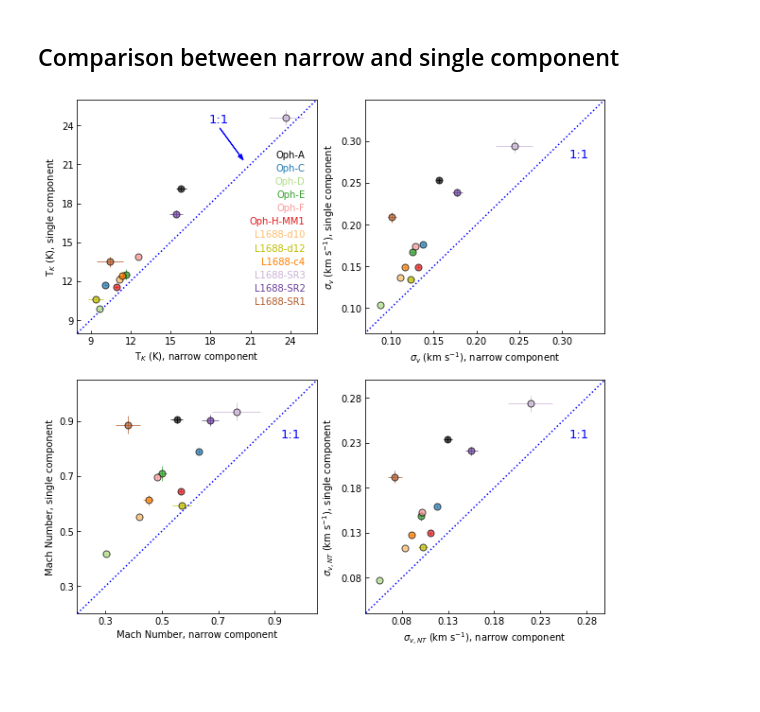
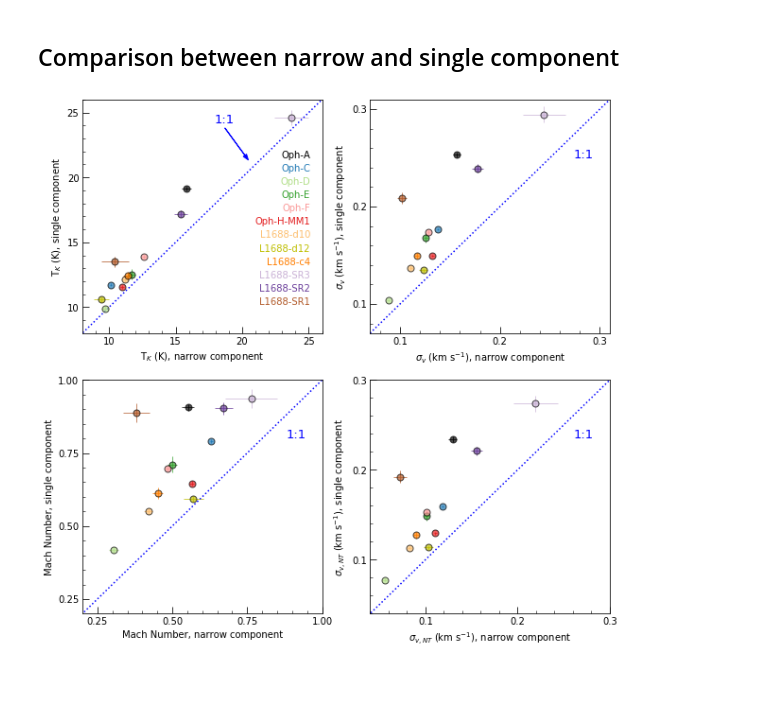
Before and after one commit to SpandanCh/L1688_2-cmp_ltr, a Jupyter notebook: L1688_letter_scripts.ipynb, the cells around one changed output. Cells and saved outputs as stored; diff of their text form; code cells hidden in the pictures.

Commit message:
added minor ticks to plots

```diff
--- a/L1688_letter_scripts.ipynb
+++ b/L1688_letter_scripts.ipynb
@@ -855,48 +877,66 @@ ax[1,1].set_ylabel( '${\sigma_{v,NT}}$ (km s$^{-1}$), single component' )
 #
 ax[0,0].set_xlim(8,26)
 ax[0,0].set_ylim(8,26)
 #
-ax[0,1].set_xlim(0.07,0.35)
-ax[0,1].set_ylim(0.07,0.35)
+ax[0,1].set_xlim(0.07,0.31)
+ax[0,1].set_ylim(0.07,0.31)
 #
-ax[1,0].set_xlim(0.2,1.05)
-ax[1,0].set_ylim(0.2,1.05)
+ax[1,0].set_xlim(0.2,1)
+ax[1,0].set_ylim(0.2,1)
 #
-ax[1,1].set_xlim(0.04,0.3)
-ax[1,1].set_ylim(0.04,0.3)
+ax[1,1].set_xlim(0.04,0.29)
+ax[1,1].set_ylim(0.04,0.29)
 #
 #
 # Set ticks
 #
-ax[0,0].set_xticks([9,12,15,18,21,24])
-ax[0,0].set_yticks([9,12,15,18,21,24])
+ax[0,0].set_xticks([10,15,20,25])
+ax[0,0].set_yticks([10,15,20,25])
 #
-ax[0,1].set_xticks([0.10,0.15,0.20,0.25,0.30])
-ax[0,1].set_yticks([0.10,0.15,0.20,0.25,0.30])
+ax[0,1].set_xticks([0.10,0.20,0.30])
+ax[0,1].set_yticks([0.10,0.20,0.30])
 #
-ax[1,0].set_xticks([0.3,0.5,0.7,0.9])
-ax[1,0].set_yticks([0.3,0.5,0.7,0.9])
+ax[1,0].set_xticks([0.25,0.5,0.75,1])
+ax[1,0].set_yticks([0.25,0.5,0.75,1])
 #
-ax[1,1].set_xticks([0.08,0.13,0.18,0.23,0.28])
-ax[1,1].set_yticks([0.08,0.13,0.18,0.23,0.28])
+ax[1,1].set_xticks([0.1,0.2,0.3])
+ax[1,1].set_yticks([0.1,0.2,0.3])
 #
+#
+for i in [0,1]:
+    for j in [0,1]:
+        ax[i,j].xaxis.set_minor_locator(AutoMinorLocator(5))
+        ax[i,j].yaxis.set_minor_locator(AutoMinorLocator(5))
+        ax[i,j].tick_params(which='both', length=7)
+        ax[i,j].tick_params(which='minor', length=3)
+# ax[0,0].xaxis.set_minor_locator(plt.MultipleLocator(1))
+# ax[0,0].yaxis.set_minor_locator(plt.MultipleLocator(1))
+# #
+# ax[0,1].xaxis.set_minor_locator(plt.MultipleLocator(0.02))
+# ax[0,1].yaxis.set_minor_locator(plt.MultipleLocator(0.02))
+# #
+# ax[1,0].xaxis.set_minor_locator(plt.MultipleLocator(0.05))
+# ax[1,0].yaxis.set_minor_locator(plt.MultipleLocator(0.05))
+# #
+# ax[1,1].xaxis.set_minor_locator(plt.MultipleLocator(0.02))
+# ax[1,1].yaxis.set_minor_locator(plt.MultipleLocator(0.02))
 #
 # Plot (1,1) line
 #
 ax[0,0].plot([0,29],[0,29],':', color='b')
 ax[0,1].plot([0,0.35],[0,0.35],':', color='b')
 ax[1,0].plot([0,1.05],[0,1.05],':', color='b')
 ax[1,1].plot([0,0.3],[0,0.3],':', color='b')
 #
 ax[0,0].text(0.55, 0.90, '1:1', color='b', transform=ax[0,0].transAxes, fontsize=13)
 ax[0,0].arrow(18.7, 23.8, 1.5, -2.1, width=0.01, color='b', head_width=0.3)
 ax[0,1].text(0.85, 0.75, '1:1', color='b', transform=ax[0,1].transAxes, fontsize=13)
 ax[1,0].text(0.85, 0.75, '1:1', color='b', transform=ax[1,0].transAxes, fontsize=13)
 ax[1,1].text(0.85, 0.75, '1:1', color='b', transform=ax[1,1].transAxes, fontsize=13)
 #
 fig.savefig("para_n_cmp_vs_1_cmp.pdf")
 # %% [output]
-[figure, old version]
+[figure, new version]
 # %% [markdown]
 ##
 # %% [markdown]
```
Also changed, not shown: parts of 4 cells of this notebook, 1 other file.
